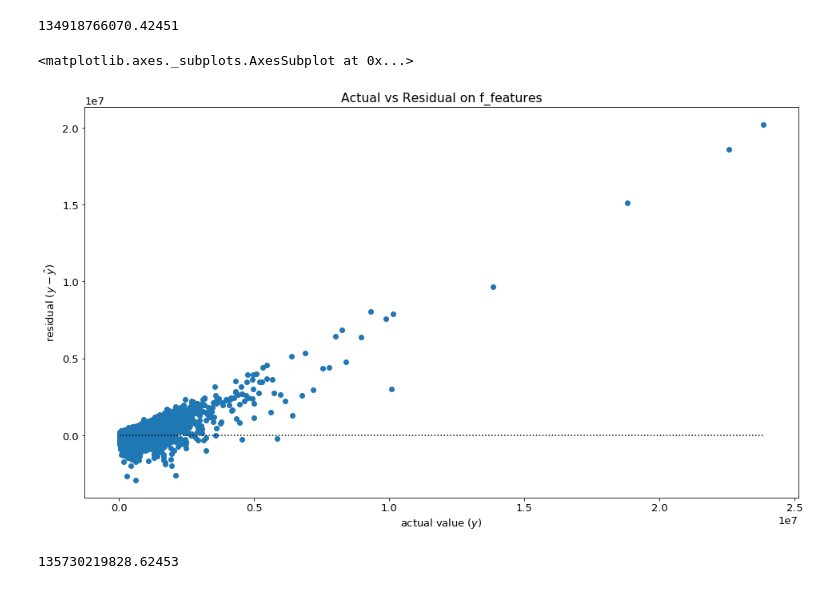
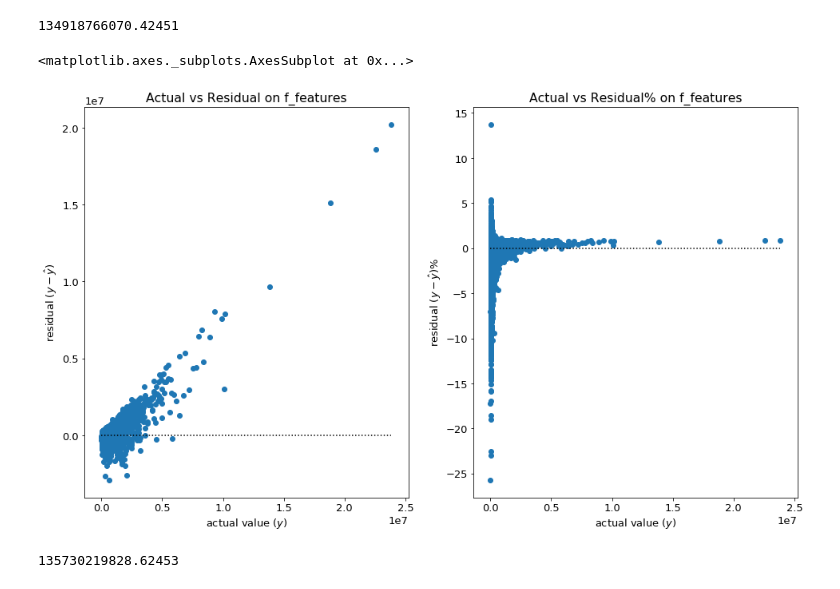
Before and after one commit to Estimating-Home-Value/Predicting-Tax-Assessed-Home-Values, a Jupyter notebook: scratchpad_shi.ipynb, the cells around one changed output. Saved outputs shown, nothing was run; the diff lists cells and outputs as text; code cells hidden in the pictures.

Commit message:
add residual percentage plots for every model

```diff
--- a/scratchpad_shi.ipynb
+++ b/scratchpad_shi.ipynb
@@ -1474,6 +1474,21 @@ def plot_residuals(actual, predicted, feature):
     plt.xlabel('actual value ($y$)')
     plt.title(f'Actual vs Residual on {feature}')
     return plt.gca()
+# %%
+def plot_residuals_percentage(actual, predicted, feature):
+    """
+    Returns the scatterplot of actural y in horizontal axis and residuals in vertical axis
+    Parameters: actural y(df.se), predicted y(df.se), feature(str)
+    Prerequisite: call function evaluate_slr
+    """
+    residuals = actual - predicted
+    residuals_percentage = residuals/actual
+    plt.hlines(0, actual.min(), actual.max(), ls=':')
+    plt.scatter(actual, residuals_percentage)
+    plt.ylabel('residual ($y - \hat{y}$)%')
+    plt.xlabel('actual value ($y$)')
+    plt.title(f'Actual vs Residual% on {feature}')
+    return plt.gca()
 # %% [markdown]
 ### LinearRegression
 - f_features
@@ -1498,10 +1513,14 @@ lm_rmse_f
 # %%
 # Residual plot
 
+plt.subplot(121)
 plot_residuals(y_train, lm_pred_f, 'f_features')
+
+plt.subplot(122)
+plot_residuals_percentage(y_train, lm_pred_f, 'f_features')
 # %% [output]
 <matplotlib.axes._subplots.AxesSubplot at 0x...>
-[figure, old version]
+[figure, new version]
 # %%
 # Fit train dataset with rfe_features, predict and calculate the lm_rmse
 
```
Also changed, not shown: parts of 13 cells of this notebook.
